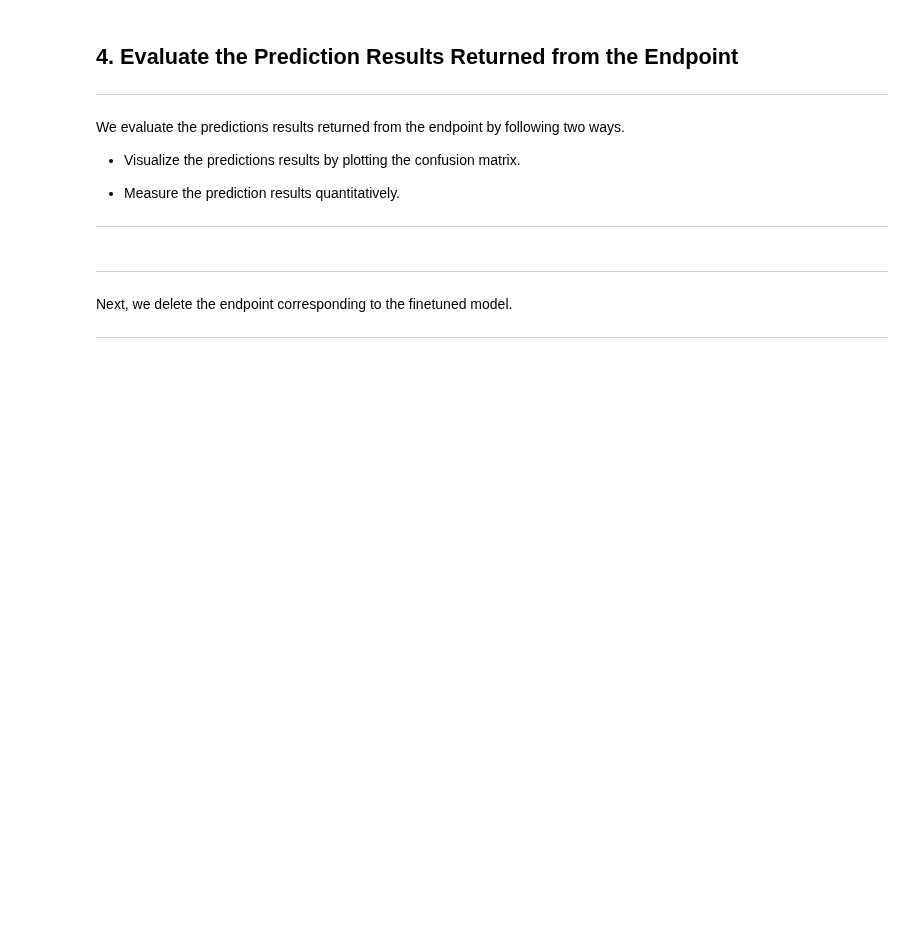
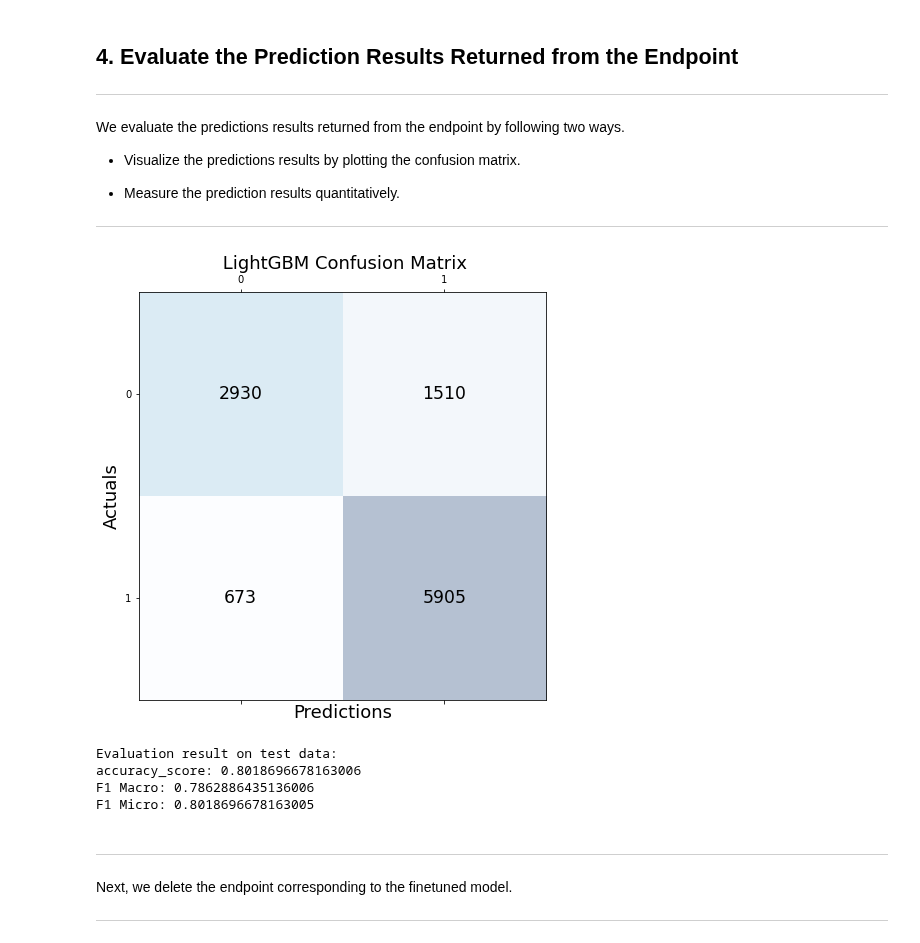
Before and after one commit to vivianndo/ads508_gunviolence, a Jupyter notebook: catboost_classification_model.ipynb, the cells around one changed output. Cells and saved outputs as stored; diff of their text form; code cells hidden in the pictures; blank space fills up the shorter version.

Commit message:
run catboost and lightgbm models

```diff
--- a/catboost_classification_model.ipynb
+++ b/catboost_classification_model.ipynb
@@ -229,22 +87,0 @@ dtype: object
-# %%
-import json
-
-# Find the columns that only contain 0s and 1s
-categorical_cols = []
-for col in df_train.columns[1:]:  # Exclude the target column
-    if df_train[col].nunique() == 2 and set(df_train[col].unique()) == {0, 1}:
-        categorical_cols.append(df_train.columns.get_loc(col) + 1)  # Add 1 to convert from 0-indexed to 1-indexed
-
-# Create a dictionary with the categorical feature indices
-categorical_index = {"cat_index_list": categorical_cols}
-
-# Save the dictionary as a JSON file
-with open('categorical_index.json', 'w') as f:
-    json.dump(categorical_index, f)
-
-# Upload the JSON file to S3
-s3 = boto3.Session().client(service_name="s3", region_name=region)
-s3_bucket="{}".format(bucket)
-s3_folder="lightgbm_classification/categorical_index.json"
-with open('categorical_index.json', 'rb') as f:
-    s3.upload_fileobj(f, s3_bucket, s3_folder)
@@ -570,16 +445,18 @@ We evaluate the predictions results returned from the endpoint by following two
 # %%
 # Visualize the predictions results by plotting the confusion matrix.
 conf_matrix = confusion_matrix(y_true=ground_truth_label.values, y_pred=predict_label)
 fig, ax = plt.subplots(figsize=(7.5, 7.5))
 ax.matshow(conf_matrix, cmap=plt.cm.Blues, alpha=0.3)
 for i in range(conf_matrix.shape[0]):
     for j in range(conf_matrix.shape[1]):
         ax.text(x=j, y=i, s=conf_matrix[i, j], va="center", ha="center", size="xx-large")
 
 plt.xlabel("Predictions", fontsize=18)
 plt.ylabel("Actuals", fontsize=18)
-plt.title("Confusion Matrix", fontsize=18)
+plt.title(" LightGBM Confusion Matrix", fontsize=18)
 plt.show()
+# %% [output]
+[figure, added]
 # %%
 # Measure the prediction results quantitatively.
 eval_accuracy = accuracy_score(ground_truth_label.values, predict_label)
@@ -592,6 +469,11 @@ print(
     f"{bold}F1 Macro{unbold}: {eval_f1_macro}{newline}"
     f"{bold}F1 Micro{unbold}: {eval_f1_micro}{newline}"
 )
+# %% [output]
+Evaluation result on test data:
+accuracy_score: 0.8018696678163006
+F1 Macro: 0.7862886435136006
+F1 Micro: 0.8018696678163005
 # %% [markdown]
 ---
 Next, we delete the endpoint corresponding to the finetuned model.
```
Also changed, not shown: parts of 17 cells of this notebook, 1 other file.
